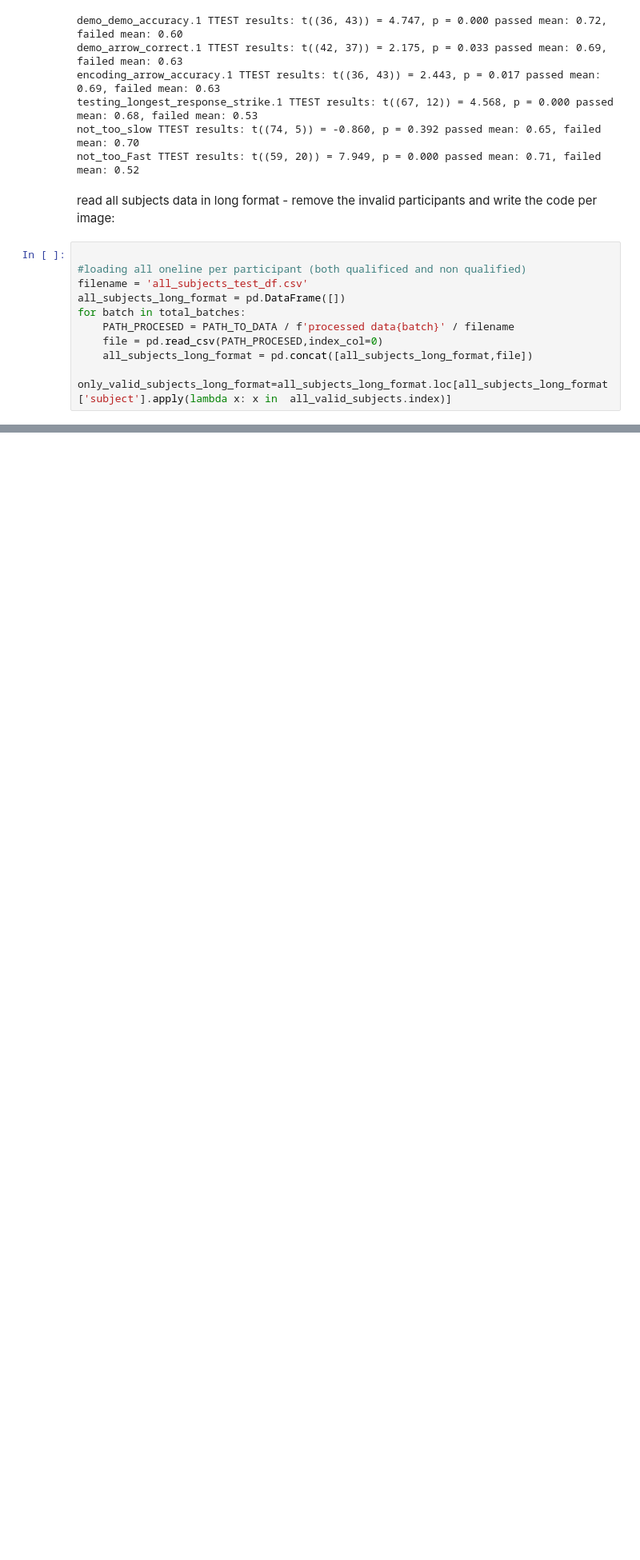
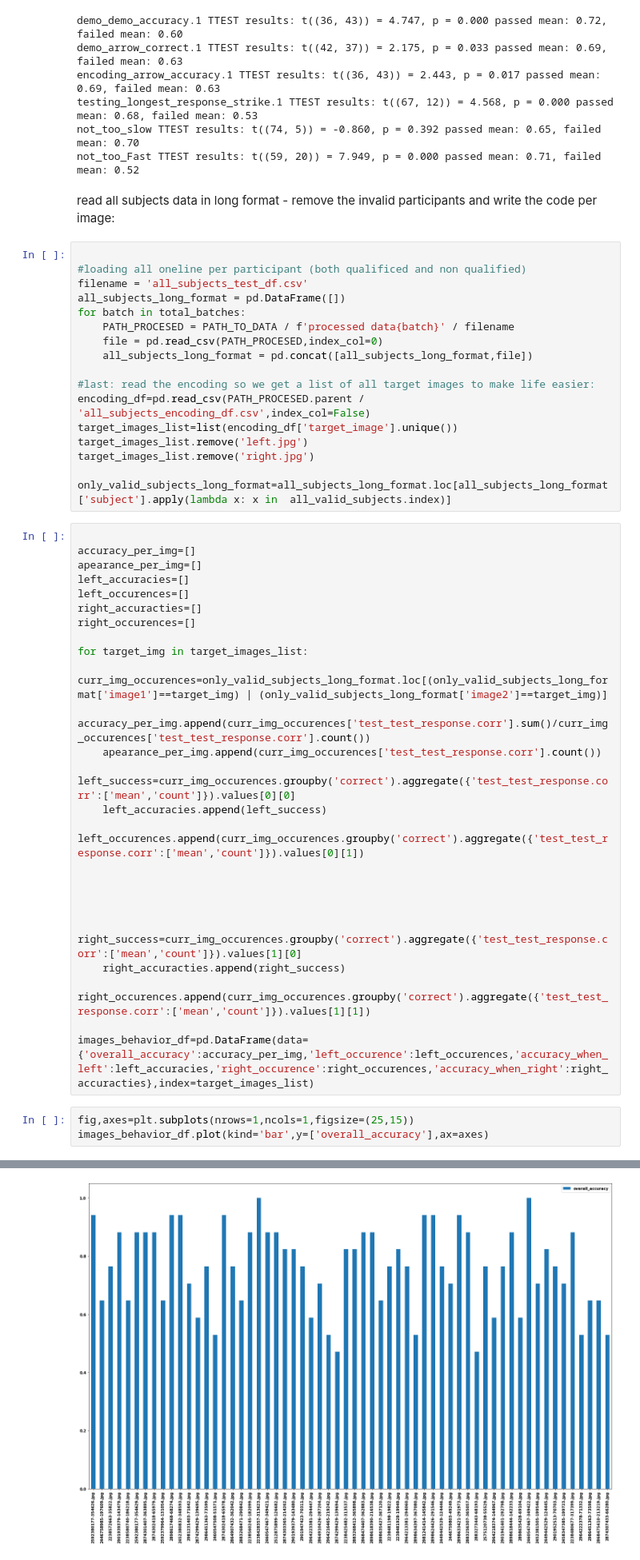
Before and after one commit to edenjenzohar/Visual-memory-task, a Jupyter notebook: analysis/valid_subjects_anaylsis.ipynb, the cells around one changed output, grey strips where cells are left out. Shown: that part at 80% size. Cells and saved outputs as stored; diff of their text form; blank space fills up the shorter version.

Commit message:
added target images accuracy graph

```diff
--- a/analysis/valid_subjects_anaylsis.ipynb
+++ b/analysis/valid_subjects_anaylsis.ipynb
@@ -122,4 +122,39 @@ for batch in total_batches:
     file = pd.read_csv(PATH_PROCESED,index_col=0)
     all_subjects_long_format = pd.concat([all_subjects_long_format,file])
 
+#last: read the encoding so we get a list of all target images to make life easier:
+encoding_df=pd.read_csv(PATH_PROCESED.parent / 'all_subjects_encoding_df.csv',index_col=False)
+target_images_list=list(encoding_df['target_image'].unique())
+target_images_list.remove('left.jpg')
+target_images_list.remove('right.jpg')
+
 only_valid_subjects_long_format=all_subjects_long_format.loc[all_subjects_long_format['subject'].apply(lambda x: x in  all_valid_subjects.index)]
+# %%
+
+accuracy_per_img=[]
+apearance_per_img=[]
+left_accuracies=[]
+left_occurences=[]
+right_accuracties=[]
+right_occurences=[]
+
+for target_img in target_images_list:
+    curr_img_occurences=only_valid_subjects_long_format.loc[(only_valid_subjects_long_format['image1']==target_img) | (only_valid_subjects_long_format['image2']==target_img)]
+    accuracy_per_img.append(curr_img_occurences['test_test_response.corr'].sum()/curr_img_occurences['test_test_response.corr'].count())
+    apearance_per_img.append(curr_img_occurences['test_test_response.corr'].count())
+    left_success=curr_img_occurences.groupby('correct').aggregate({'test_test_response.corr':['mean','count']}).values[0][0]
+    left_accuracies.append(left_success)
+    left_occurences.append(curr_img_occurences.groupby('correct').aggregate({'test_test_response.corr':['mean','count']}).values[0][1])
+
+
+
+
+    right_success=curr_img_occurences.groupby('correct').aggregate({'test_test_response.corr':['mean','count']}).values[1][0]
+    right_accuracties.append(right_success)
+    right_occurences.append(curr_img_occurences.groupby('correct').aggregate({'test_test_response.corr':['mean','count']}).values[1][1])
+
+images_behavior_df=pd.DataFrame(data={'overall_accuracy':accuracy_per_img,'left_occurence':left_occurences,'accuracy_when_left':left_accuracies,'right_occurence':right_occurences,'accuracy_when_right':right_accuracties},index=target_images_list)
+# %%
+fig,axes=plt.subplots(nrows=1,ncols=1,figsize=(25,15))
+images_behavior_df.plot(kind='bar',y=['overall_accuracy'],ax=axes)
+# %% [output]
@@ -125,0 +162 @@ only_valid_subjects_long_format=all_subjects_long_format.loc[all_subjects_long_f
+[figure, added]
```
Also changed, not shown: parts of 1 cell of this notebook.
